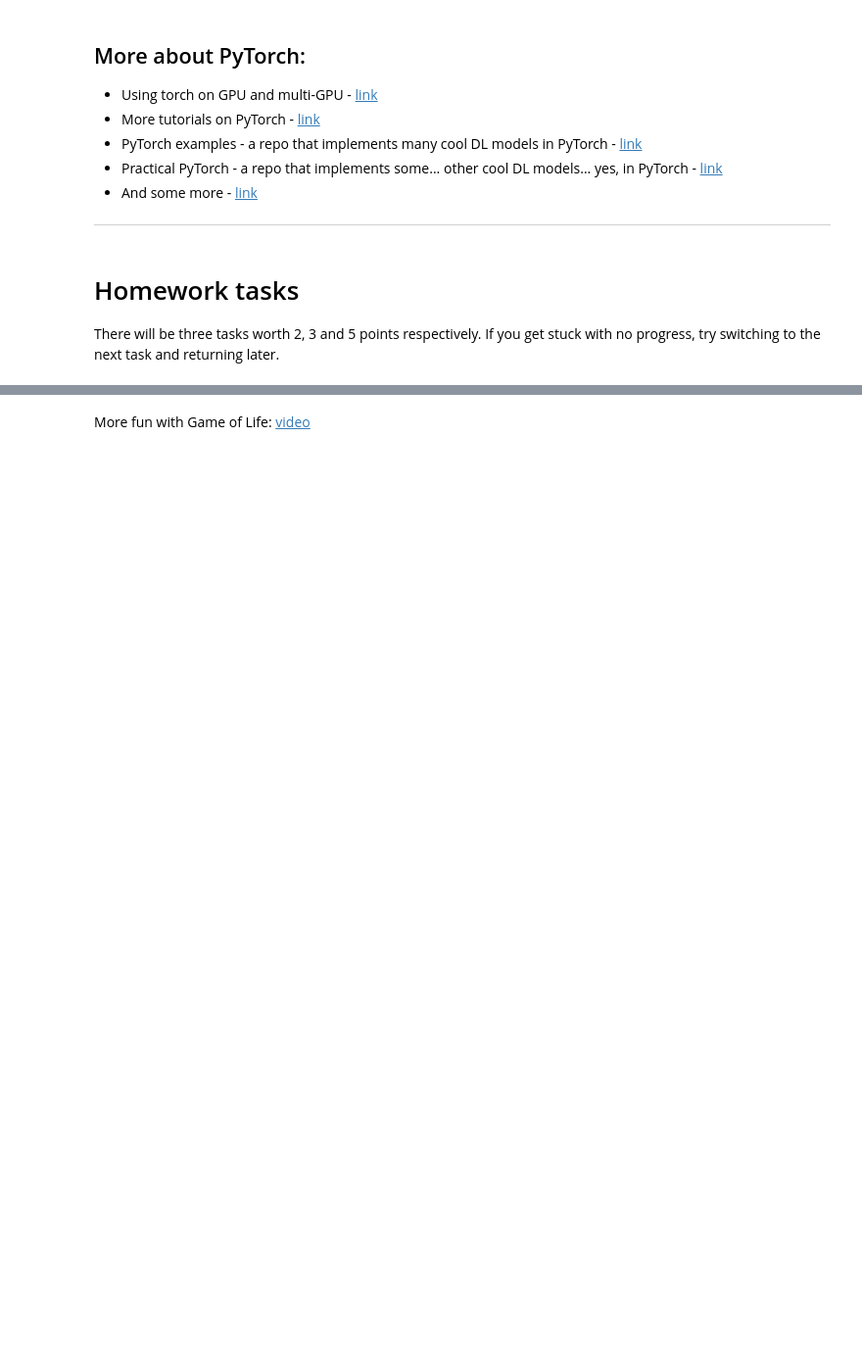
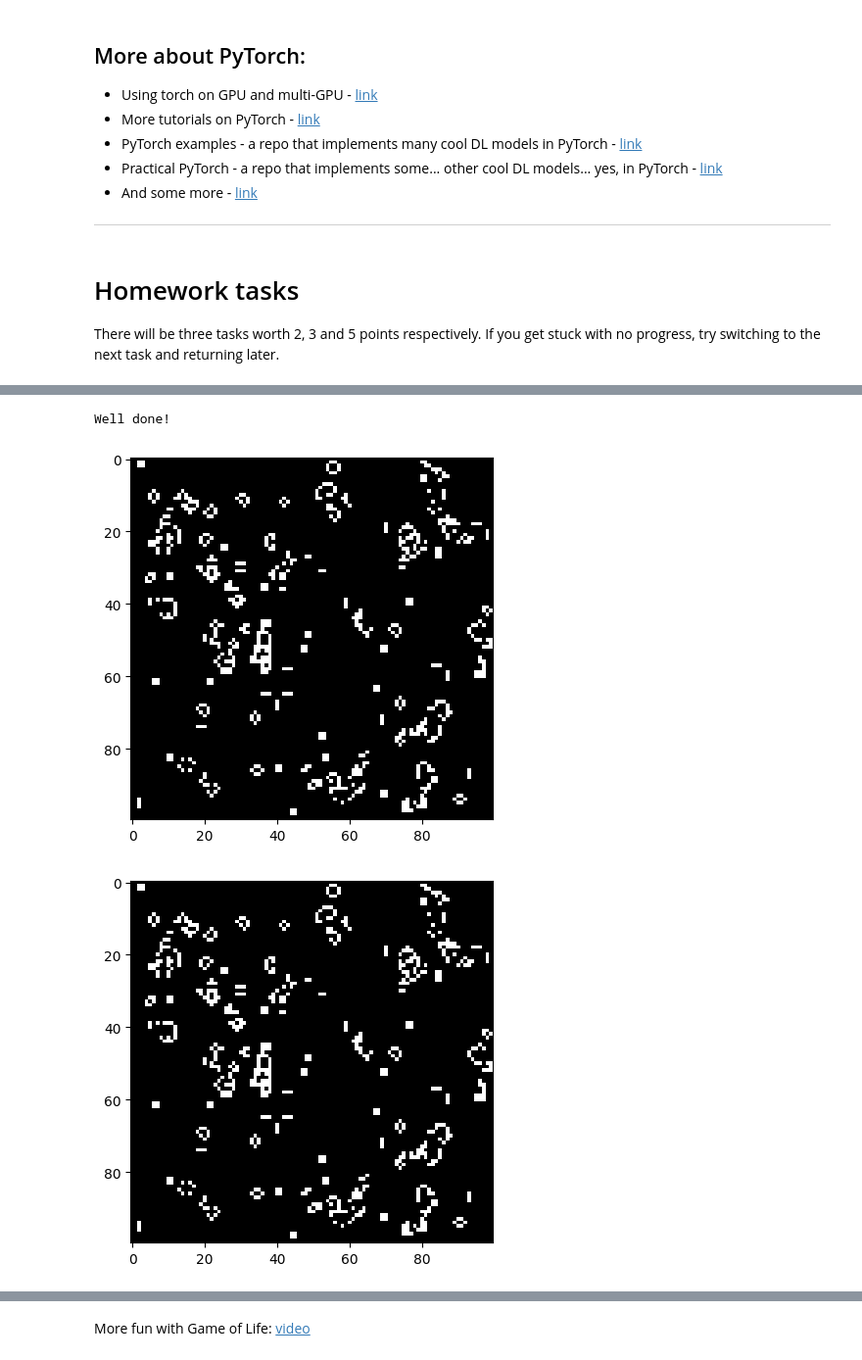
Before and after one commit to Hamada-Gado/Practical_RL, a Jupyter notebook: week04_[recap]_deep_learning/seminar_pytorch.ipynb, the cells around one changed output, grey strips where cells are left out. Shown at 98% size. Saved outputs shown, nothing was run; the diff lists cells and outputs as text; code cells hidden in the pictures; blank space fills up the shorter version.

```diff
--- a/week04_[recap]_deep_learning/seminar_pytorch.ipynb
+++ b/week04_[recap]_deep_learning/seminar_pytorch.ipynb
@@ -514,8 +497,16 @@ def torch_update(Z):
 
     You can opt to create a new tensor or change Z inplace.
     """
+    filters = torch.tensor([[1, 1, 1],
+                            [1, 0, 1],
+                            [1, 1, 1]], dtype=torch.float32)
 
-    <YOUR CODE>
+    N = torch.nn.functional.conv2d(Z.view(1, 1, *Z.shape), filters.view(1, 1, *filters.shape), padding='same').view(*Z.shape)
+
+    birth = (N == 3) & (Z == 0)
+    survive = ((N == 2) | (N == 3)) & (Z == 1)
+
+    Z[:] = birth | survive
 
     return Z
 # %%
@@ -531,26 +522,39 @@ Z_reference = np_update(Z_numpy.copy())
 assert np.all(Z_new.numpy() == Z_reference), \
     "your PyTorch implementation doesn't match np_update. Look into Z and np_update(ZZ) to investigate."
 print("Well done!")
+# %% [output]
+Well done!
 # %%
-%matplotlib notebook
+import time
+from IPython.display import clear_output
+
+%matplotlib inline
 plt.ion()
 
 # initialize game field
 Z = np.random.choice([0, 1], size=(100, 100))
 Z = torch.from_numpy(Z).type(torch.FloatTensor)
 
 fig = plt.figure()
 ax = fig.add_subplot(111)
-fig.show()
 
 for _ in range(100):
     # update
     Z = torch_update(Z)
 
     # re-draw image
     ax.clear()
     ax.imshow(Z.numpy(), cmap='gray')
-    fig.canvas.draw()
+
+    # display the updated figure
+    clear_output(wait=True)
+    display(fig)
+
+    # pause for a while to see the changes
+    time.sleep(0.1)
+# %% [output]
+[figure, added]
+[figure, added]
 # %%
 # Some fun setups for your amusement
 
```
Also changed, not shown: parts of 7 cells of this notebook.
